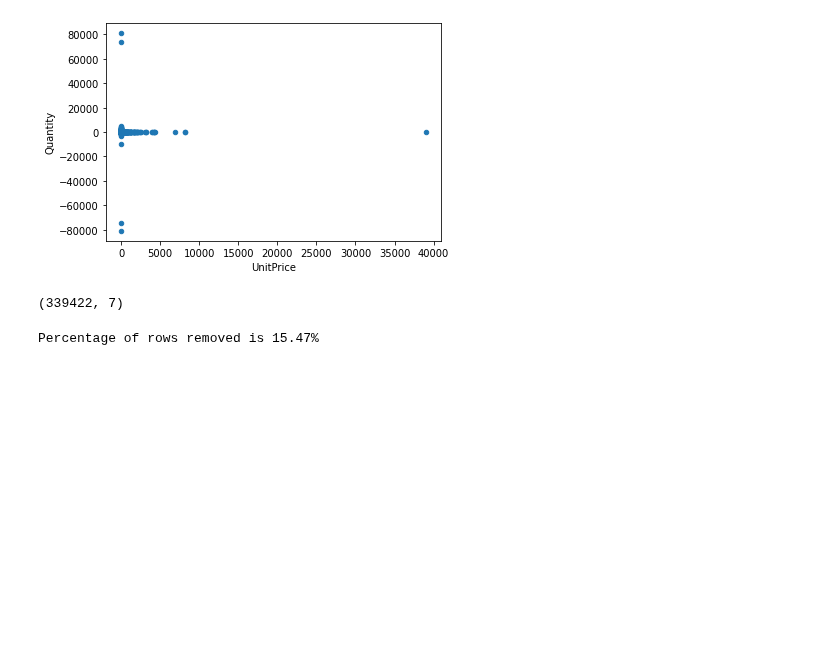
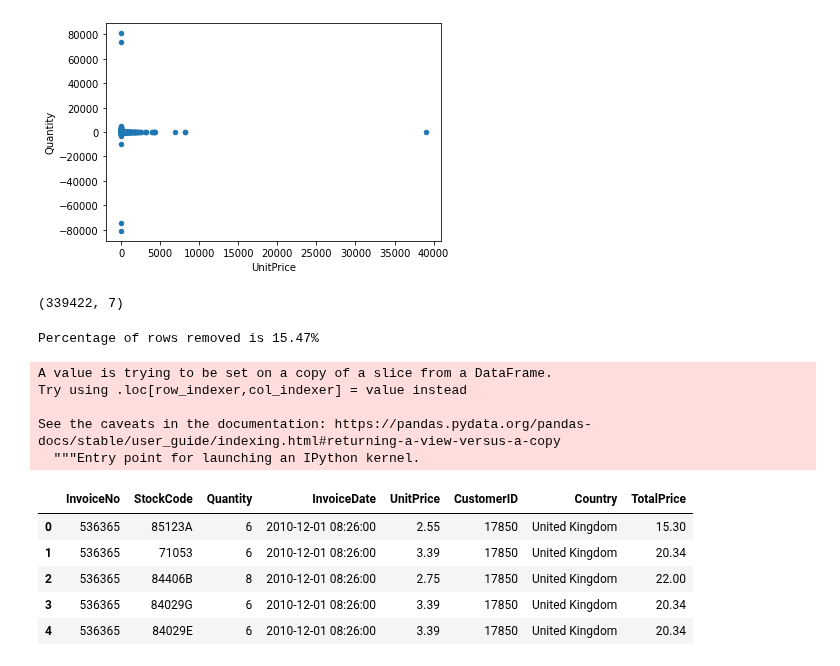
Before and after one commit to amythemirror/Customer_Lifetime_Value_Prediction, a Jupyter notebook: Data Wrangling.ipynb, the cells around one changed output. Saved outputs shown, nothing was run; the diff lists cells and outputs as text; code cells hidden in the pictures; blank space fills up the shorter version.

Commit message:
Added TotalPrice column

```diff
--- a/Data Wrangling.ipynb
+++ b/Data Wrangling.ipynb
@@ -229,6 +229,24 @@ removed = len(df.index) - len(df_cleaned.index)
 print('Percentage of rows removed is {}%'.format(round(removed/len(df.index)*100, 2)))
 # %% [output]
 Percentage of rows removed is 15.47%
+# %%
+#add column for total sales for each entry
+df_cleaned['TotalPrice'] = df_cleaned['Quantity'] * df_cleaned['UnitPrice']
+# %% [output]
+A value is trying to be set on a copy of a slice from a DataFrame.
+Try using .loc[row_indexer,col_indexer] = value instead
+
+See the caveats in the documentation: https://pandas.pydata.org/pandas-docs/stable/user_guide/indexing.html#returning-a-view-versus-a-copy
+  """Entry point for launching an IPython kernel.
+# %%
+df_cleaned.head()
+# %% [output]
+|  | InvoiceNo | StockCode | Quantity | InvoiceDate | UnitPrice | CustomerID | Country | TotalPrice |
+| 0 | 536365 | 85123A | 6 | 2010-12-01 08:26:00 | 2.55 | 17850 | United Kingdom | 15.30 |
+| 1 | 536365 | 71053 | 6 | 2010-12-01 08:26:00 | 3.39 | 17850 | United Kingdom | 20.34 |
+| 2 | 536365 | 84406B | 8 | 2010-12-01 08:26:00 | 2.75 | 17850 | United Kingdom | 22.00 |
+| 3 | 536365 | 84029G | 6 | 2010-12-01 08:26:00 | 3.39 | 17850 | United Kingdom | 20.34 |
+| 4 | 536365 | 84029E | 6 | 2010-12-01 08:26:00 | 3.39 | 17850 | United Kingdom | 20.34 |
 # %%
 #save the data
 df_cleaned.to_csv('/content/drive/My Drive/Springboard/Capstone 2/OnlineRetail_cleaned.csv')
```
Also changed, not shown: parts of 2 cells of this notebook.
